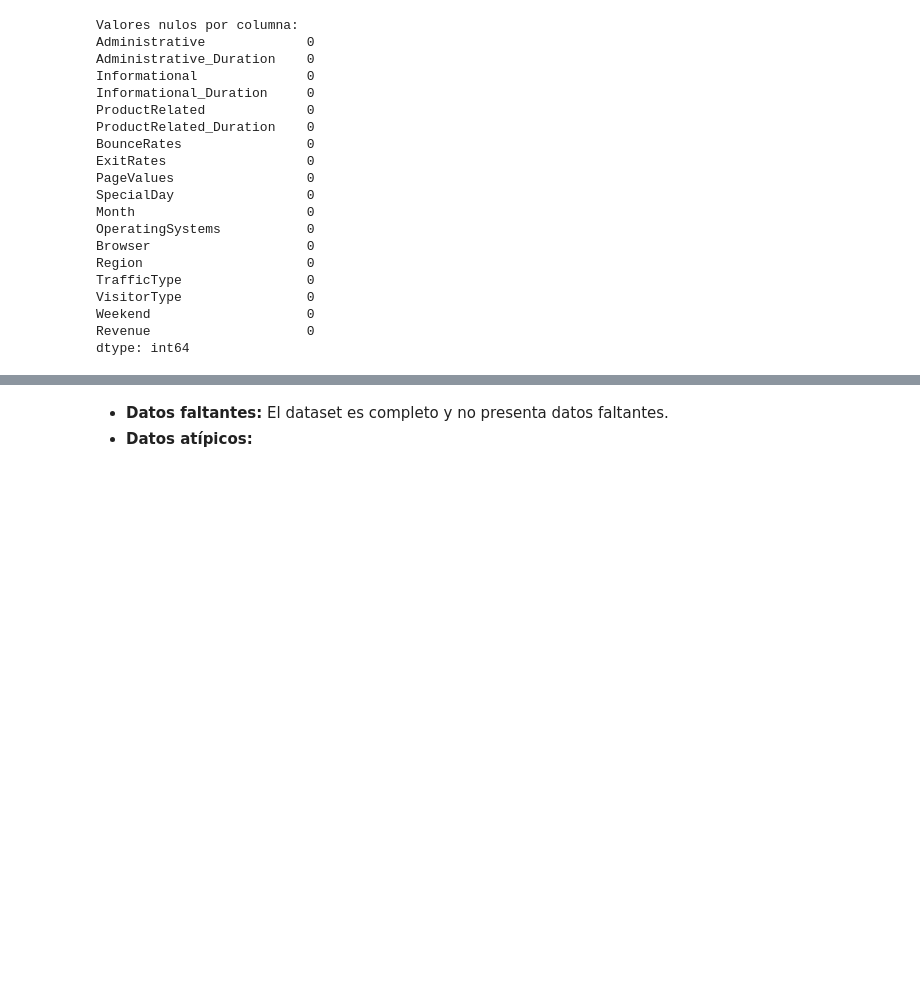
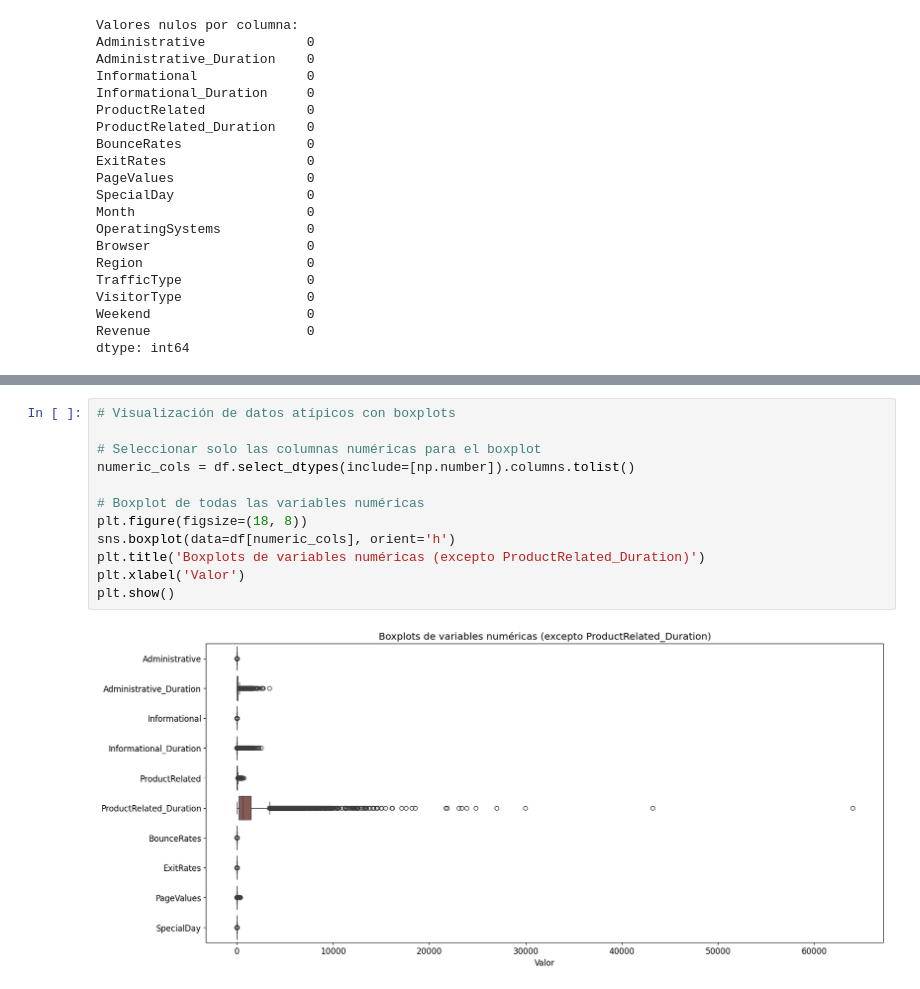
Before and after one commit to Mrldmz/AED-P3, a Jupyter notebook: main.ipynb, the cells around one changed output, grey strips where cells are left out. Saved outputs shown, nothing was run; the diff lists cells and outputs as text; blank space fills up the shorter version.

Commit message:
visualización con boxplots para características

```diff
--- a/main.ipynb
+++ b/main.ipynb
@@ -232,3 +283,14 @@ freq                10551    9462   10422
-# %% [markdown]
-- **Datos faltantes:** El dataset es completo y no presenta datos faltantes.
-- **Datos atípicos:**
+# %%
+# Visualización de datos atípicos con boxplots
+
+# Seleccionar solo las columnas numéricas para el boxplot
+numeric_cols = df.select_dtypes(include=[np.number]).columns.tolist()
+
+# Boxplot de todas las variables numéricas
+plt.figure(figsize=(18, 8))
+sns.boxplot(data=df[numeric_cols], orient='h')
+plt.title('Boxplots de variables numéricas (excepto ProductRelated_Duration)')
+plt.xlabel('Valor')
+plt.show()
+# %% [output]
+[figure, added]
```
Also changed, not shown: parts of 12 cells of this notebook.
